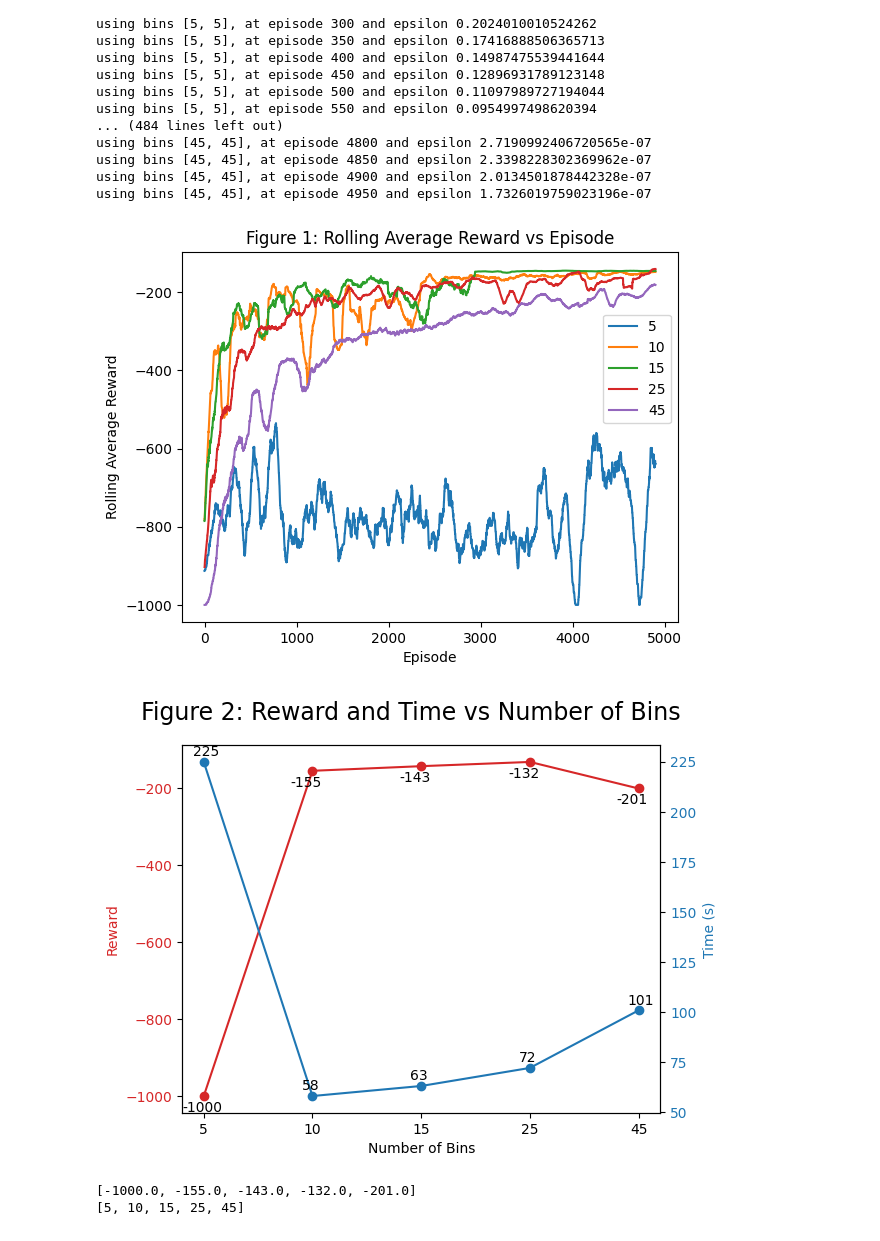
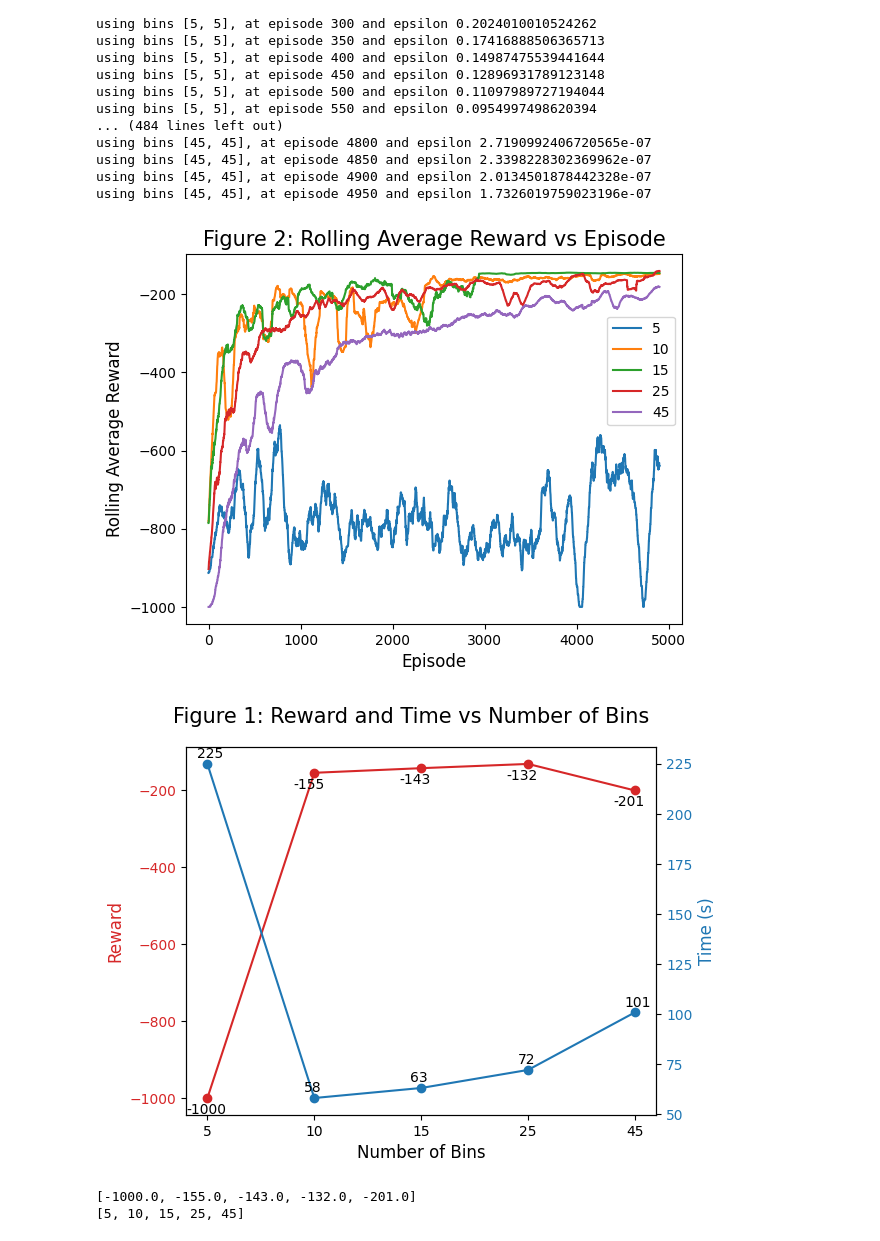
Before and after one commit to saraahmadi3/inf368, a Jupyter notebook: p4/p2ex4/ex4.ipynb, the cells around one changed output. Saved outputs shown, nothing was run; the diff lists cells and outputs as text; code cells hidden in the pictures.

Commit message:
text in image sizing

```diff
--- a/p4/p2ex4/ex4.ipynb
+++ b/p4/p2ex4/ex4.ipynb
@@ -420,42 +420,42 @@ using bins [45, 45], at episode 4950 and epsilon 1.7326019759023196e-07
 # %%
 for b in bin_vals:
     plt.plot(bin_info[b]['smooth_rewards'],label=str(b))
-plt.xlabel('Episode')
-plt.ylabel('Rolling Average Reward')
-plt.title('Figure 1: Rolling Average Reward vs Episode')
+plt.xlabel('Episode',size=12)
+plt.ylabel('Rolling Average Reward',size=12)
+plt.title('Figure 2: Rolling Average Reward vs Episode',size=15)
 plt.legend( bbox_to_anchor=(1, 0.85))
 plt.show()
 # %% [output]
-[figure, old version]
+[figure, new version]
 # %%
 rewards=[bin_info[b]['rewards'][-1] for b in bin_vals]
 times=[bin_info[b]['time'] for b in bin_vals]
 
 fig, ax1 = plt.subplots()
 
 color = 'tab:red'
-ax1.set_xlabel('Number of Bins')
-ax1.set_ylabel('Reward', color=color)
+ax1.set_xlabel('Number of Bins',size=12)
+ax1.set_ylabel('Reward', color=color,size=12)
 plt.plot(rewards,label=str(b),color=color,marker='o')
 ax1.tick_params(axis='y', labelcolor=color)
 ax1.set_xticks([i for i in range(len(bin_vals))],bin_vals)
 for i, txt in enumerate(rewards):
     ax1.annotate(round(txt),(i-0.2,rewards[i]-40))
 
 ax2 = ax1.twinx()  # instantiate a second axes that shares the same x-axis
 color = 'tab:blue'
-ax2.set_ylabel('Time (s)', color=color)  # we already handled the x-label with ax1
+ax2.set_ylabel('Time (s)', color=color,size=12)  # we already handled the x-label with ax1
 plt.plot(times,label=str(b),color=color,marker='o')
 ax2.tick_params(axis='y', labelcolor=color)
 for i, txt in enumerate(times):
     ax2.annotate(round(txt),(i-0.1,times[i]+3))
 
 # fig.tight_layout()  # otherwise the right y-label is slightly clipped
-fig.suptitle('Figure 2: Reward and Time vs Number of Bins',size=17)
+fig.suptitle('Figure 1: Reward and Time vs Number of Bins',size=15)
 fig.tight_layout()
 plt.show()
 # %% [output]
-[figure, old version]
+[figure, new version]
 # %%
 print(rewards)
 print(bin_vals)
```
Also changed, not shown: parts of 2 cells of this notebook.
